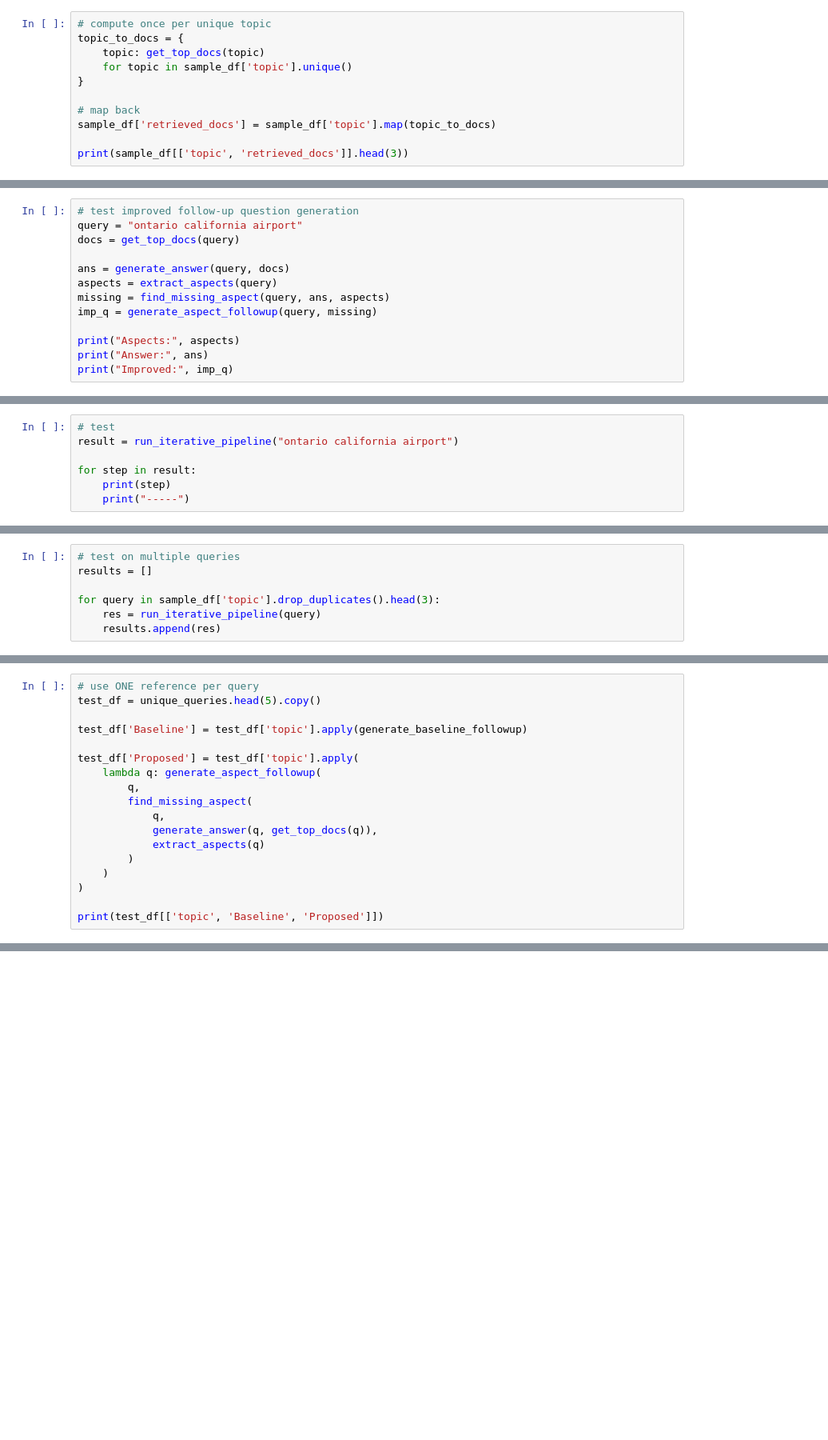
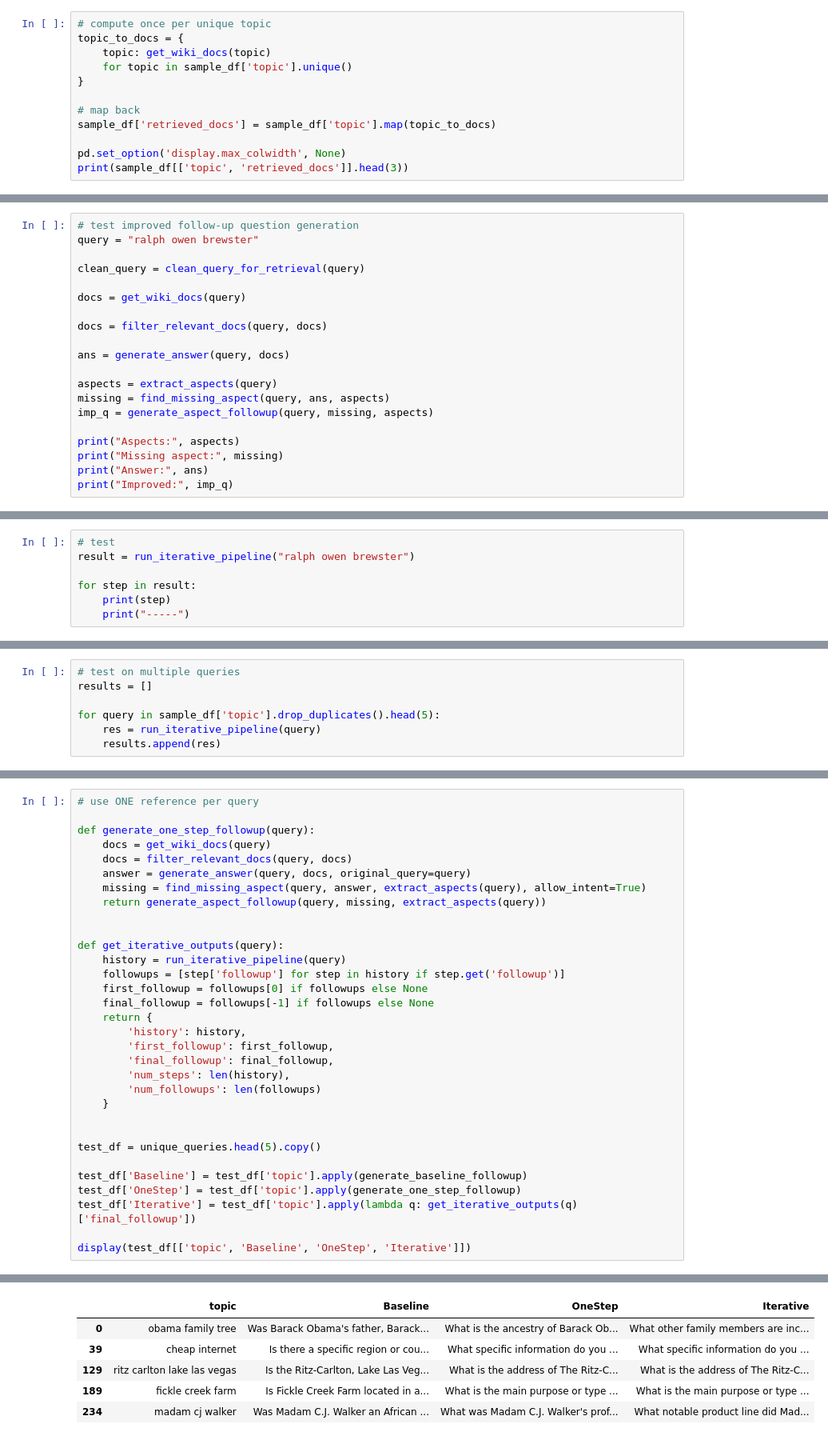
Before and after one commit to raina-joshi/llm-followup-thesis, a Jupyter notebook: preliminary_experiments.ipynb, the cells around one changed output, grey strips where cells are left out. Shown at 80% size. Saved outputs shown, nothing was run; the diff lists cells and outputs as text; blank space fills up the shorter version.

Commit message:
iterative pipeline updated and approaches evaluated.

```diff
--- a/preliminary_experiments.ipynb
+++ b/preliminary_experiments.ipynb
@@ -92,12 +145,13 @@ def get_top_docs(query, k=3):
 # %%
 # compute once per unique topic
 topic_to_docs = {
-    topic: get_top_docs(topic)
+    topic: get_wiki_docs(topic)
     for topic in sample_df['topic'].unique()
 }
 
 # map back
 sample_df['retrieved_docs'] = sample_df['topic'].map(topic_to_docs)
 
+pd.set_option('display.max_colwidth', None)
 print(sample_df[['topic', 'retrieved_docs']].head(3))
 # %% [output]
@@ -376,15 +870,22 @@ def generate_aspect_followup(query, missing_aspect):
     return text
 # %%
 # test improved follow-up question generation
-query = "ontario california airport"
-docs = get_top_docs(query)
+query = "ralph owen brewster"
+
+clean_query = clean_query_for_retrieval(query)
+
+docs = get_wiki_docs(query)
+
+docs = filter_relevant_docs(query, docs)
 
 ans = generate_answer(query, docs)
+
 aspects = extract_aspects(query)
 missing = find_missing_aspect(query, ans, aspects)
-imp_q = generate_aspect_followup(query, missing)
+imp_q = generate_aspect_followup(query, missing, aspects)
 
 print("Aspects:", aspects)
+print("Missing aspect:", missing)
 print("Answer:", ans)
 print("Improved:", imp_q)
 # %% [output]
@@ -434,7 +994,7 @@ def run_iterative_pipeline(query, steps=2):
     return history
 # %%
 # test
-result = run_iterative_pipeline("ontario california airport")
+result = run_iterative_pipeline("ralph owen brewster")
 
 for step in result:
     print(step)
@@ -446,7 +1010,7 @@ for step in result:
 # test on multiple queries
 results = []
 
-for query in sample_df['topic'].drop_duplicates().head(3):
+for query in sample_df['topic'].drop_duplicates().head(5):
     res = run_iterative_pipeline(query)
     results.append(res)
 # %%
@@ -476,19 +1040,33 @@ def compute_bertscore(preds, refs):
 # %%
 # use ONE reference per query
+
+def generate_one_step_followup(query):
+    docs = get_wiki_docs(query)
+    docs = filter_relevant_docs(query, docs)
+    answer = generate_answer(query, docs, original_query=query)
+    missing = find_missing_aspect(query, answer, extract_aspects(query), allow_intent=True)
+    return generate_aspect_followup(query, missing, extract_aspects(query))
+
+
+def get_iterative_outputs(query):
+    history = run_iterative_pipeline(query)
+    followups = [step['followup'] for step in history if step.get('followup')]
+    first_followup = followups[0] if followups else None
+    final_followup = followups[-1] if followups else None
+    return {
+        'history': history,
+        'first_followup': first_followup,
+        'final_followup': final_followup,
+        'num_steps': len(history),
+        'num_followups': len(followups)
+    }
+
+
 test_df = unique_queries.head(5).copy()
 
 test_df['Baseline'] = test_df['topic'].apply(generate_baseline_followup)
+test_df['OneStep'] = test_df['topic'].apply(generate_one_step_followup)
+test_df['Iterative'] = test_df['topic'].apply(lambda q: get_iterative_outputs(q)['final_followup'])
 
-test_df['Proposed'] = test_df['topic'].apply(
-    lambda q: generate_aspect_followup(
-        q,
-        find_missing_aspect(
-            q,
-            generate_answer(q, get_top_docs(q)),
-            extract_aspects(q)
-        )
-    )
-)
-
-print(test_df[['topic', 'Baseline', 'Proposed']])
+display(test_df[['topic', 'Baseline', 'OneStep', 'Iterative']])
 # %% [output]
@@ -515 +1073,7 @@ print(test_df[['topic', 'Baseline', 'Proposed']])
+|  | topic | Baseline | OneStep | Iterative |
+| 0 | obama family tree | Was Barack Obama's father, Barack... | What is the ancestry of Barack Ob... | What other family members are inc... |
+| 39 | cheap internet | Is there a specific region or cou... | What specific information do you ... | What specific information do you ... |
+| 129 | ritz carlton lake las vegas | Is the Ritz-Carlton, Lake Las Veg... | What is the address of The Ritz-C... | What is the address of The Ritz-C... |
+| 189 | fickle creek farm | Is Fickle Creek Farm located in a... | What is the main purpose or type ... | What is the main purpose or type ... |
+| 234 | madam cj walker | Was Madam C.J. Walker an African ... | What was Madam C.J. Walker's prof... | What notable product line did Mad... |
 # %%
```
Also changed, not shown: parts of 40 cells of this notebook, 8 other files.
